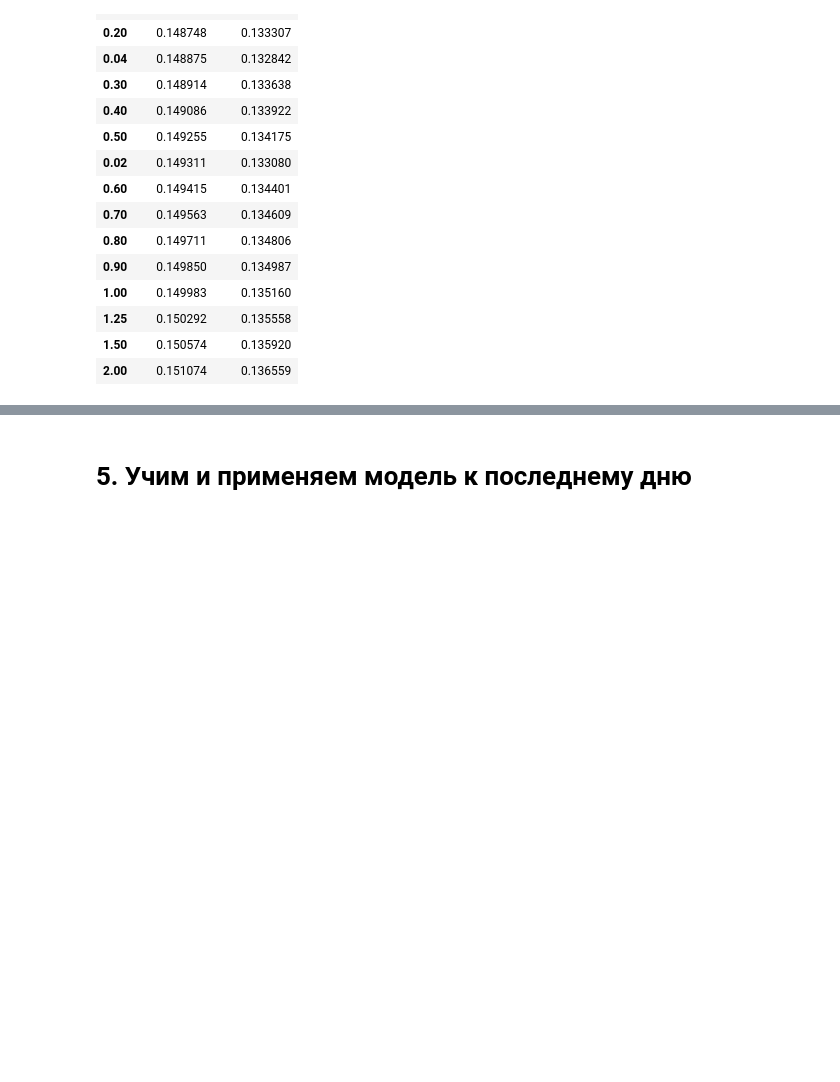
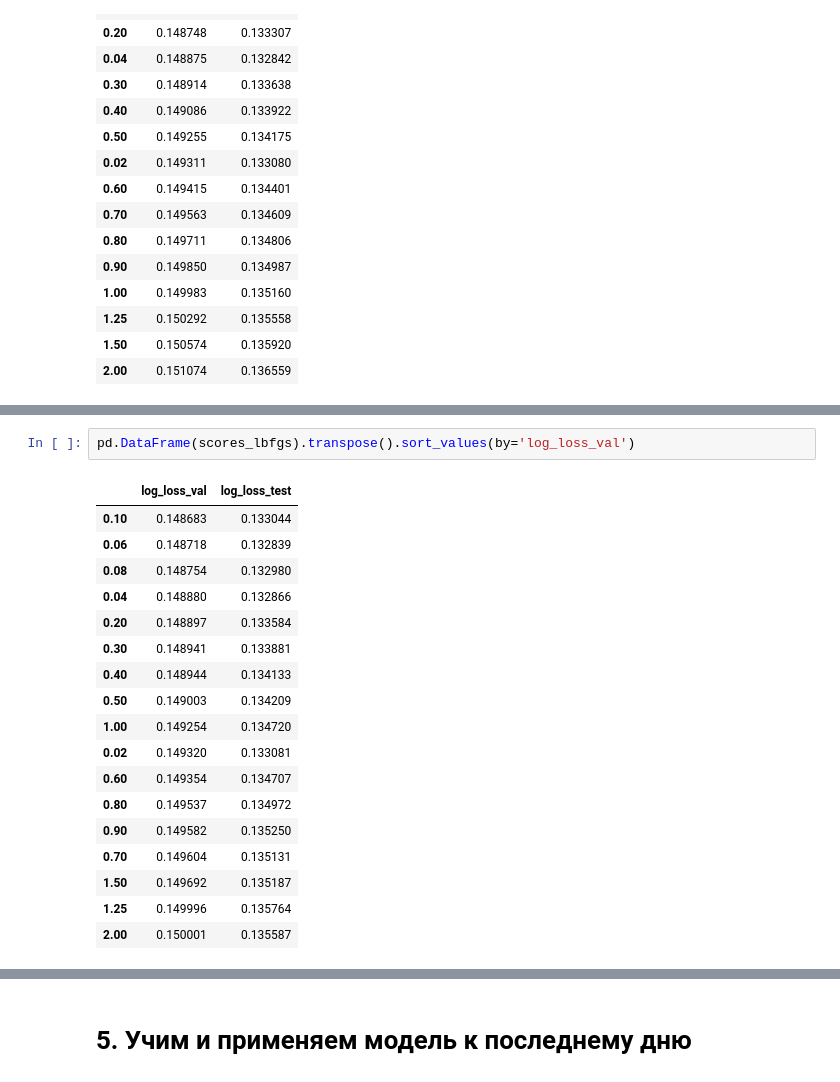
Before and after one commit to sergeyivanovgit/Recsys-course-homework, a Jupyter notebook: shushuev.g/hw1/shushuev_g.ipynb, the cells around one changed output, grey strips where cells are left out. Cells and saved outputs as stored; diff of their text form; blank space fills up the shorter version.

```diff
--- a/shushuev.g/hw1/shushuev_g.ipynb
+++ b/shushuev.g/hw1/shushuev_g.ipynb
@@ -454,0 +506,21 @@ KeyboardInterrupt:
+# %%
+pd.DataFrame(scores_lbfgs).transpose().sort_values(by='log_loss_val')
+# %% [output]
+|  | log_loss_val | log_loss_test |
+| 0.10 | 0.148683 | 0.133044 |
+| 0.06 | 0.148718 | 0.132839 |
+| 0.08 | 0.148754 | 0.132980 |
+| 0.04 | 0.148880 | 0.132866 |
+| 0.20 | 0.148897 | 0.133584 |
+| 0.30 | 0.148941 | 0.133881 |
+| 0.40 | 0.148944 | 0.134133 |
+| 0.50 | 0.149003 | 0.134209 |
+| 1.00 | 0.149254 | 0.134720 |
+| 0.02 | 0.149320 | 0.133081 |
+| 0.60 | 0.149354 | 0.134707 |
+| 0.80 | 0.149537 | 0.134972 |
+| 0.90 | 0.149582 | 0.135250 |
+| 0.70 | 0.149604 | 0.135131 |
+| 1.50 | 0.149692 | 0.135187 |
+| 1.25 | 0.149996 | 0.135764 |
+| 2.00 | 0.150001 | 0.135587 |
```
Also changed, not shown: parts of 3 cells of this notebook.
